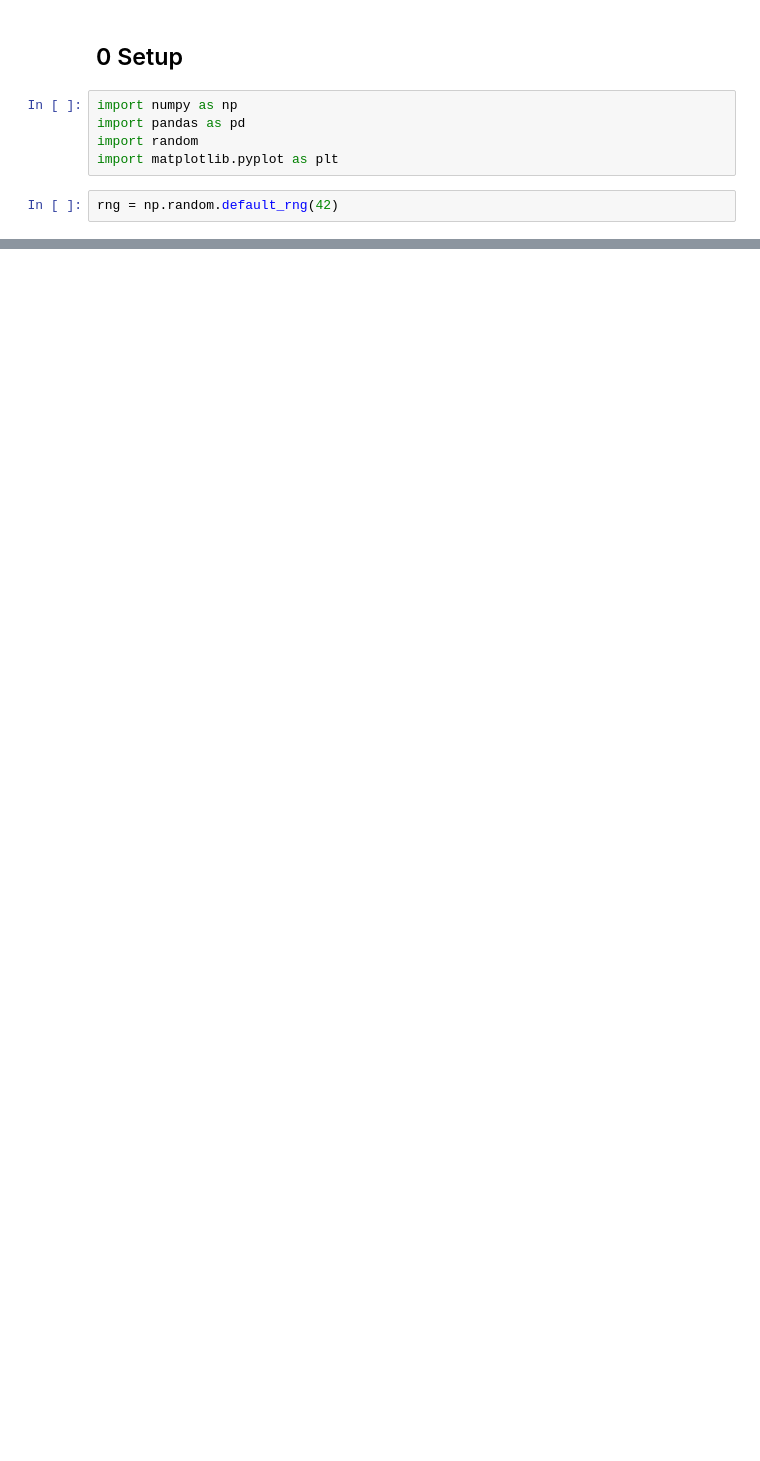
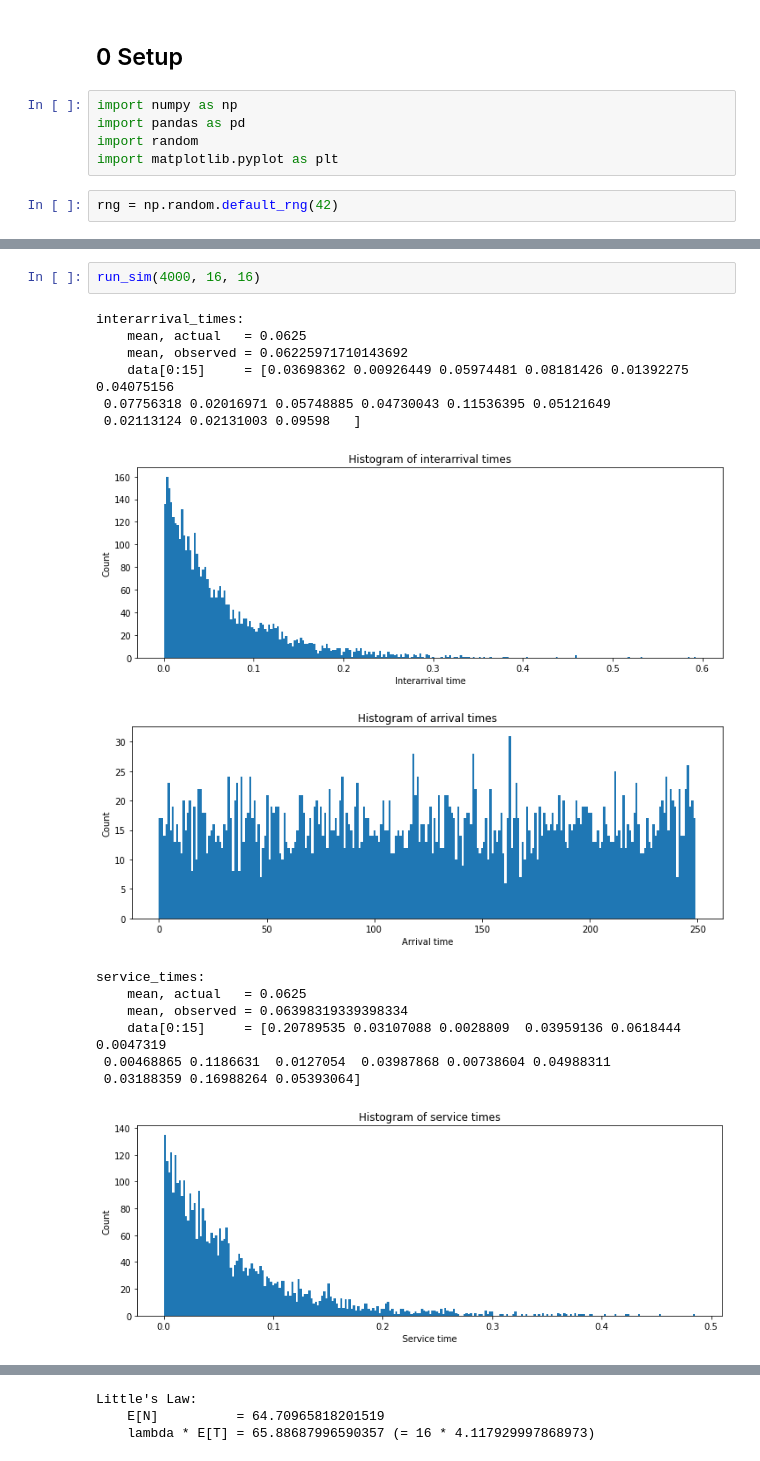
Before and after one commit to williewheeler/stats-demos, a Jupyter notebook: queueing/single-queue-sim.ipynb, the cells around one changed output, grey strips where cells are left out. Drawn from its saved outputs; the diff is of its cells as text; blank space fills up the shorter version.

```diff
--- a/queueing/single-queue-sim.ipynb
+++ b/queueing/single-queue-sim.ipynb
@@ -347,0 +397,18 @@ mean_wait_time + mean_service_time =0.34222110952860696
+# %%
+run_sim(4000, 16, 16)
+# %% [output]
+interarrival_times:
+    mean, actual   = 0.0625
+    mean, observed = 0.06225971710143692
+    data[0:15]     = [0.03698362 0.00926449 0.05974481 0.08181426 0.01392275 0.04075156
+ 0.07756318 0.02016971 0.05748885 0.04730043 0.11536395 0.05121649
+ 0.02113124 0.02131003 0.09598   ]
+[figure, added]
+[figure, added]
+service_times:
+    mean, actual   = 0.0625
+    mean, observed = 0.06398319339398334
+    data[0:15]     = [0.20789535 0.03107088 0.0028809  0.03959136 0.0618444  0.0047319
+ 0.00468865 0.1186631  0.0127054  0.03987868 0.00738604 0.04988311
+ 0.03188359 0.16988264 0.05393064]
+[figure, added]
@@ -347,0 +438,3 @@ mean_wait_time + mean_service_time =0.34222110952860696
+Little's Law:
+    E[N]          = 64.70965818201519
+    lambda * E[T] = 65.88687996590357 (= 16 * 4.117929997868973)
```
Also changed, not shown: parts of 63 cells of this notebook.
